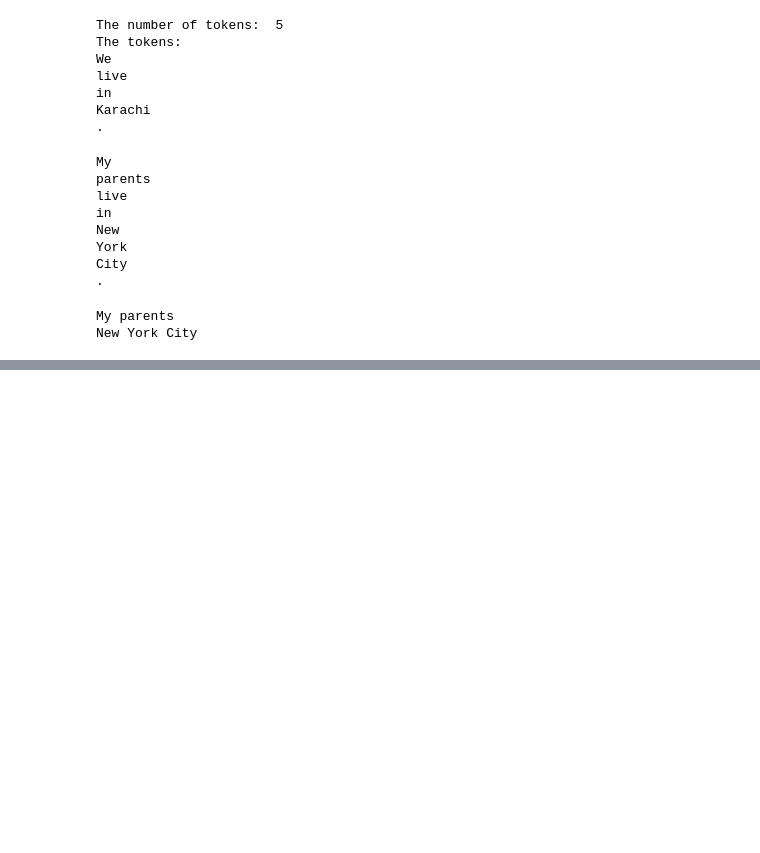
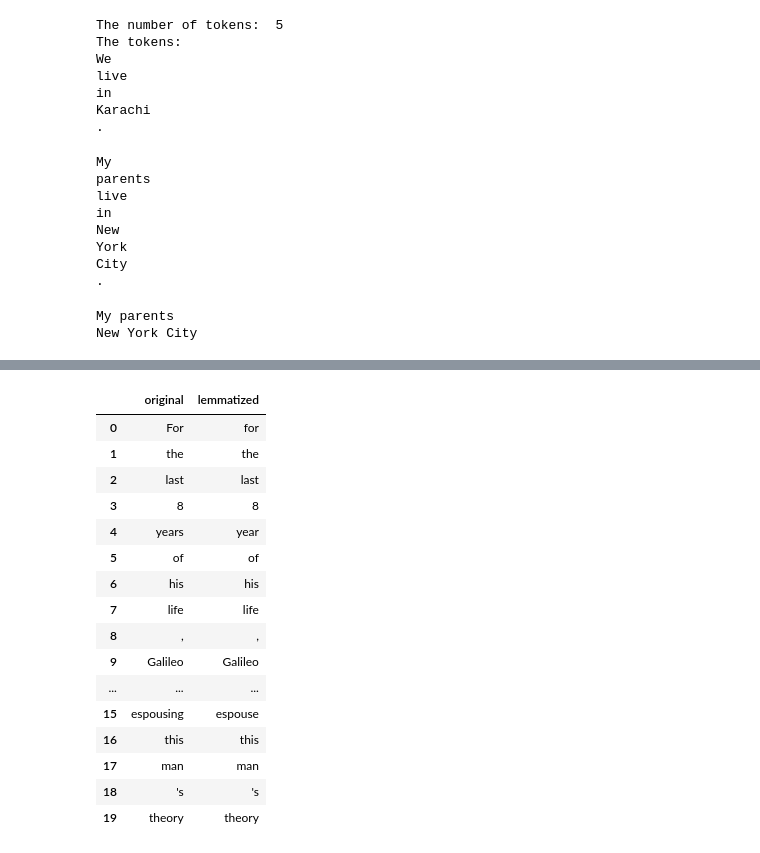
Before and after one commit to Ghishan/NLP, a Jupyter notebook: basics.ipynb, the cells around one changed output, grey strips where cells are left out. Cells and saved outputs as stored; diff of their text form; code cells hidden in the pictures; blank space fills up the shorter version.

```diff
--- a/basics.ipynb
+++ b/basics.ipynb
@@ -46,11 +46,12 @@ import pandas as pd
 import os
 cwd = os.getcwd()
 # Import Jeopardy Questions
-data = pd.read_csv(cwd+'/data/jeopardy_questions/jeopardy_questions.csv')
+data = pd.read_csv('/content/jeopardy_questions.csv')
 data = pd.DataFrame(data=data)
 # Lowercase, strip whitespace, and view column names
 data.columns = map(lambda x: x.lower().strip(), data.columns)
 # Reduce size of data
 data = data[0:1000]
 # Tokenize Jeopardy Questions
+#created tokens for each of the 1,000 Jeopardy questions
 data["question_tokens"] = data["question"].apply(lambda x: nlp(x))
@@ -58,0 +58,6 @@ FileNotFoundError: ignored
+# %%
+# View first question
+example_question = data.question[0]
+example_question_tokens = data.question_tokens[0]
+print("The first questions is:")
+print(example_question)
@@ -58,0 +91,5 @@ FileNotFoundError: ignored
+# %%
+# Print Part-of-speech tags for tokens in the first question
+print("Here are the Part-of-speech tags for each token in the first question:")
+for token in example_question_tokens:
+ print(token.text,token.pos_, spacy.explain(token.pos_))
@@ -58,0 +121,28 @@ FileNotFoundError: ignored
+# %%
+# Print lemmatization for tokens in the first question
+lemmatization = pd.DataFrame(data=[], \
+ columns=["original","lemmatized"])
+i = 0
+for token in example_question_tokens:
+ lemmatization.loc[i,"original"] = token.text
+ lemmatization.loc[i,"lemmatized"] = token.lemma_
+ i = i+1
+lemmatization
+# %% [output]
+|  | original | lemmatized |
+| 0 | For | for |
+| 1 | the | the |
+| 2 | last | last |
+| 3 | 8 | 8 |
+| 4 | years | year |
+| 5 | of | of |
+| 6 | his | his |
+| 7 | life | life |
+| 8 | , | , |
+| 9 | Galileo | Galileo |
+| ... | ... | ... |
+| 15 | espousing | espouse |
+| 16 | this | this |
+| 17 | man | man |
+| 18 | 's | 's |
+| 19 | theory | theory |
```
Also changed, not shown: parts of 6 cells of this notebook.
